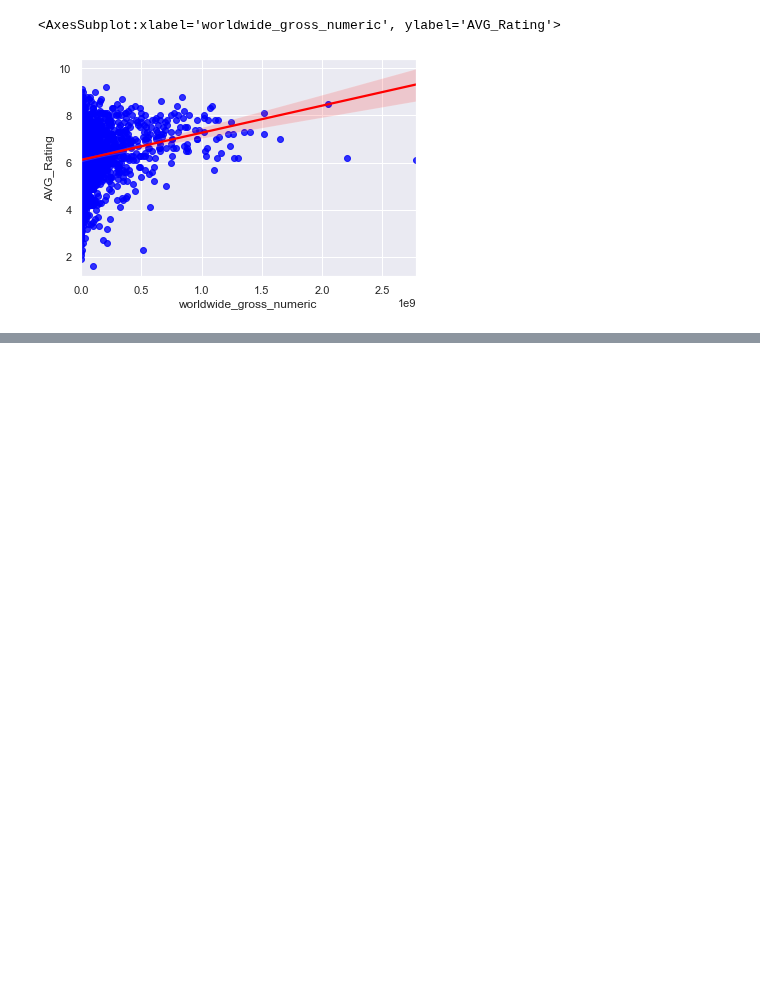
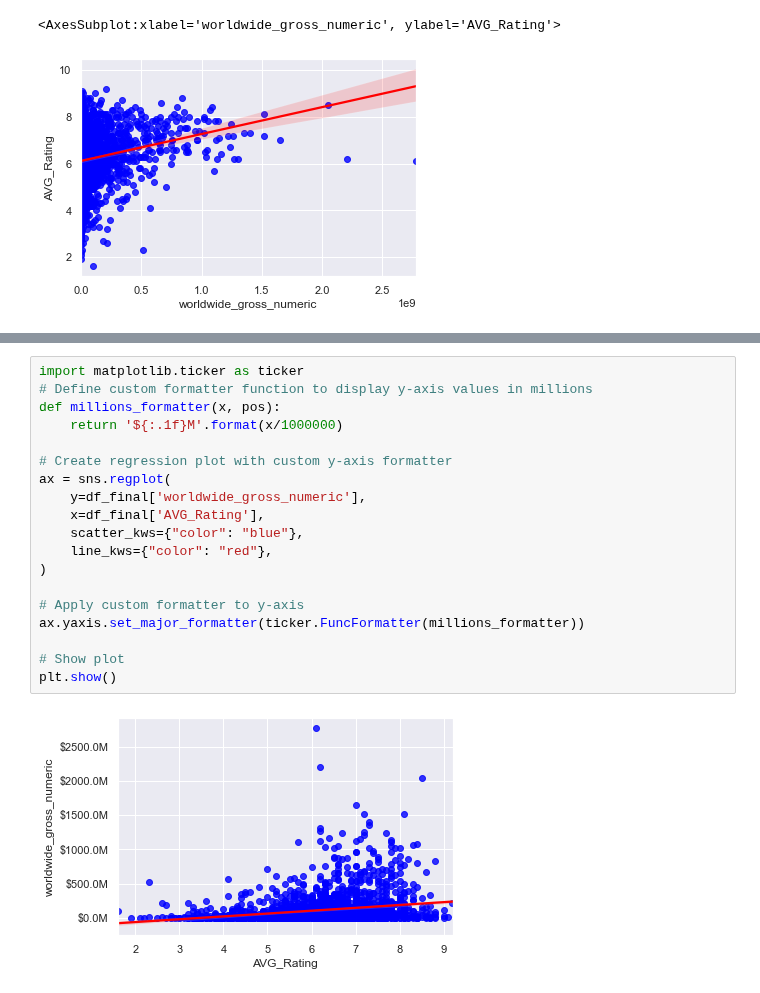
Before and after one commit to hixtape1212/Group6Consulting_CapstoneRepo, a Jupyter notebook: Ratings to Worldwide Revenue.ipynb, the cells around one changed output, grey strips where cells are left out. Saved outputs shown, nothing was run; the diff lists cells and outputs as text; blank space fills up the shorter version.

```diff
--- a/Ratings to Worldwide Revenue.ipynb
+++ b/Ratings to Worldwide Revenue.ipynb
@@ -166,0 +184,21 @@ See the caveats in the documentation: https://pandas.pydata.org/pandas-docs/stab
+# %%
+import matplotlib.ticker as ticker
+# Define custom formatter function to display y-axis values in millions
+def millions_formatter(x, pos):
+    return '${:.1f}M'.format(x/1000000)
+
+# Create regression plot with custom y-axis formatter
+ax = sns.regplot(
+    y=df_final['worldwide_gross_numeric'],
+    x=df_final['AVG_Rating'],
+    scatter_kws={"color": "blue"},
+    line_kws={"color": "red"},
+)
+
+# Apply custom formatter to y-axis
+ax.yaxis.set_major_formatter(ticker.FuncFormatter(millions_formatter))
+
+# Show plot
+plt.show()
+# %% [output]
+[figure, added]
```
Also changed, not shown: parts of 3 cells of this notebook, 1 other file.
